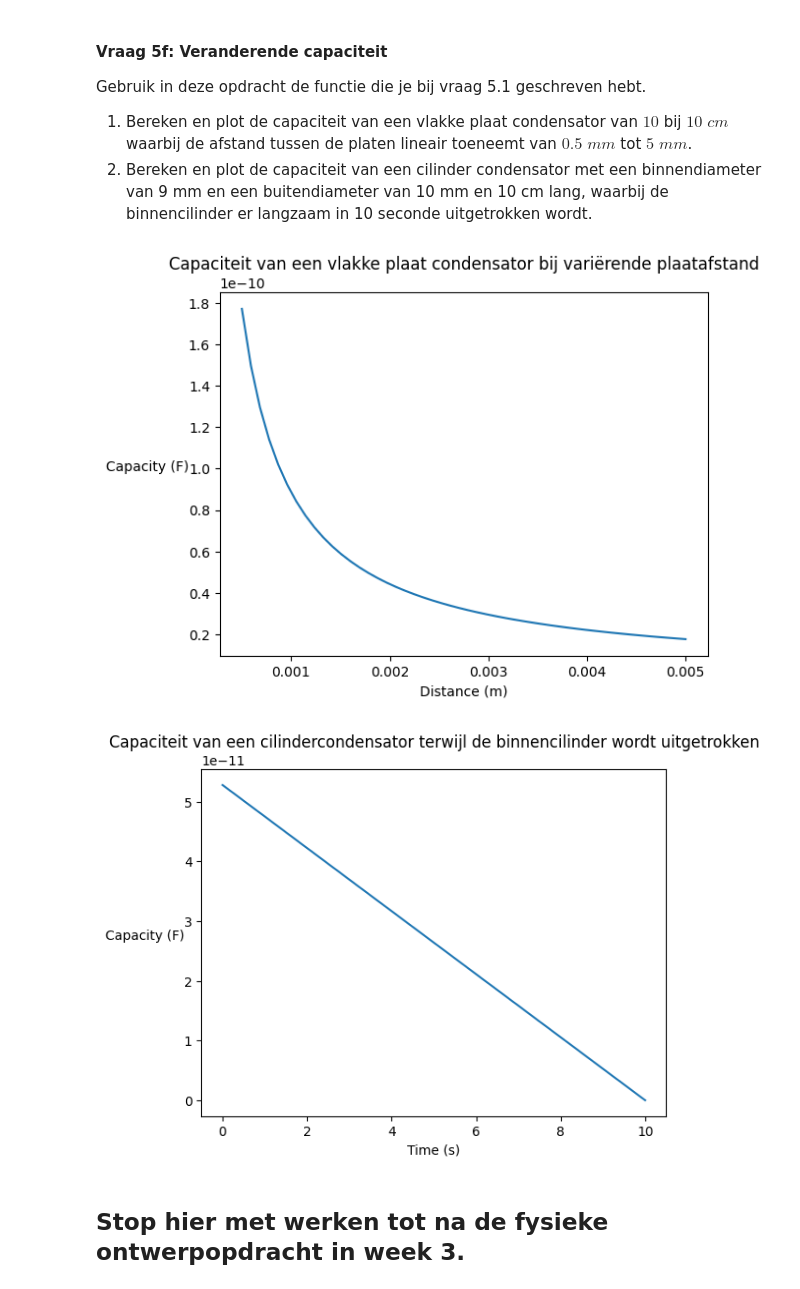
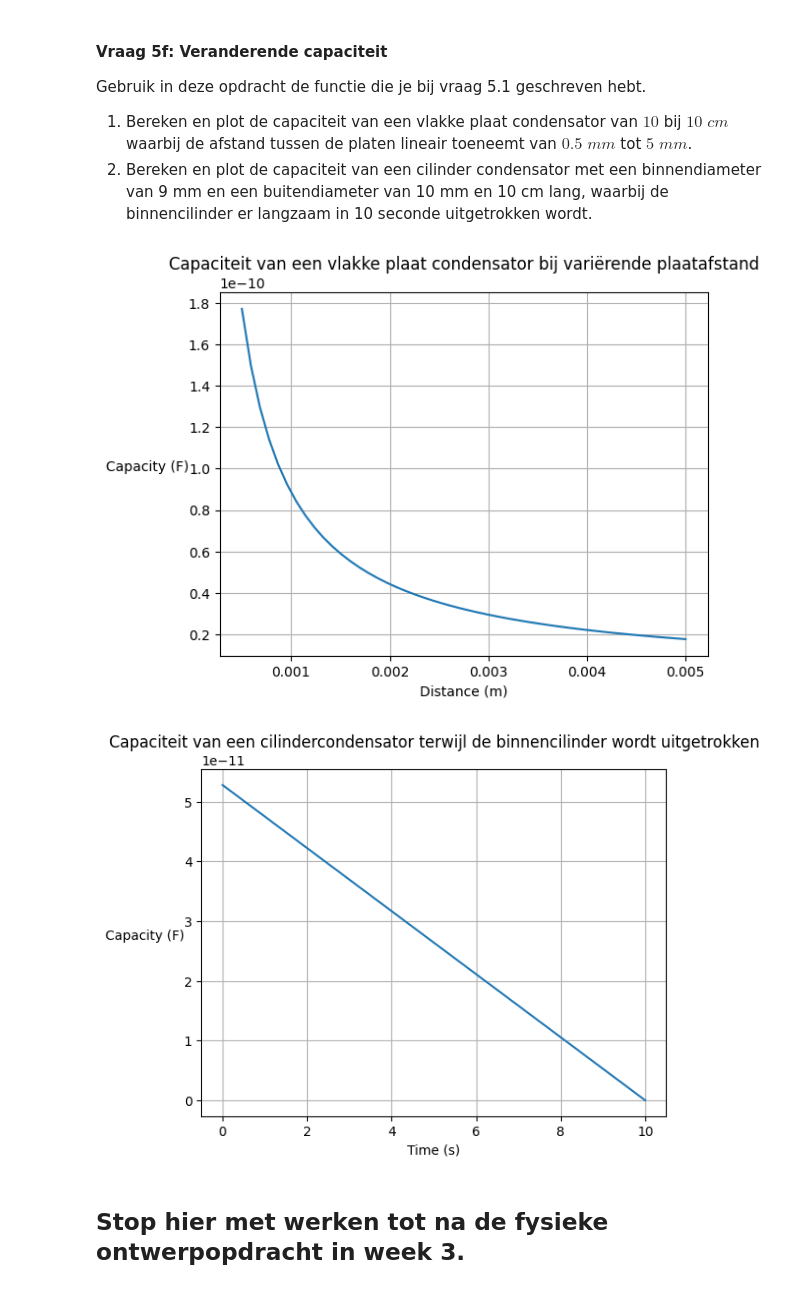
Before and after one commit to ElineSerpenti/opdrachten-DEF-D.EALSerpenti, a Jupyter notebook: DigitaleOntwerpopdrachten/1CondensatorOpdracht/CondensatorOntwerpopdracht.ipynb, the cells around one changed output. Drawn from its saved outputs; the diff is of its cells as text; code cells hidden in the pictures.

```diff
--- a/DigitaleOntwerpopdrachten/1CondensatorOpdracht/CondensatorOntwerpopdracht.ipynb
+++ b/DigitaleOntwerpopdrachten/1CondensatorOpdracht/CondensatorOntwerpopdracht.ipynb
@@ -959,35 +963,37 @@ Gebruik in deze opdracht de functie die je bij vraag 5.1 geschreven hebt.
 d = np.linspace(0.5e-3,5e-3,50)
 VP_L = 0.10         # m
 VP_b = 0.10         #m
 VPcondensator = vlakkeplaat(epsilon0* epsilon_r_lucht, d, VP_b, L=VP_L)
 # bereken oppervlak
 A = 10e-2 * 10e-2 #m^2
 
 plt.plot(d,VPcondensator)
 plt.title("Capaciteit van een vlakke plaat condensator bij variërende plaatafstand")
 plt.xlabel("Distance (m)")
 plt.ylabel("Capacity (F)", rotation=0, labelpad=30)
+plt.grid()
 plt.show()
 #2.
 #Cilinder Condensator
 CIL_L = 0.10        # m
 r_binnen,r_buiten = 9e-3, 10e-3 #m
 # tijd
 t = np.linspace(0,10,50)
 # snelheid : 10 cm afleggen in 10 sec
 v = -10e-2/10 #m/s
 # lengte varieert
 L = CIL_L + v*t
 CILcondensator = cilinder(epsilon0* epsilon_r_lucht, r_buiten,r_binnen, L=L)
 
 plt.plot(t,CILcondensator)
 plt.title("Capaciteit van een cilindercondensator terwijl de binnencilinder wordt uitgetrokken")
 plt.xlabel("Time (s)")
 plt.ylabel("Capacity (F)", rotation=0, labelpad=30)
+plt.grid()
 plt.show()
 # %% [output]
-[figure, old version]
+[figure, new version]
-[figure, old version]
+[figure, new version]
 # %% [markdown]
 ## Stop hier met werken tot na de fysieke ontwerpopdracht in week 3.
 # %% [markdown]
```
Also changed, not shown: parts of 2 cells of this notebook.
